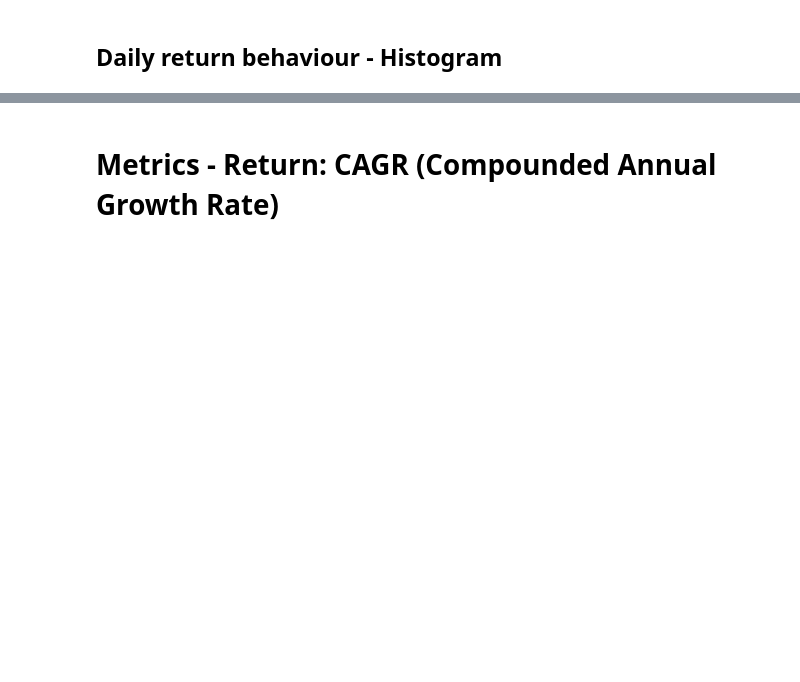
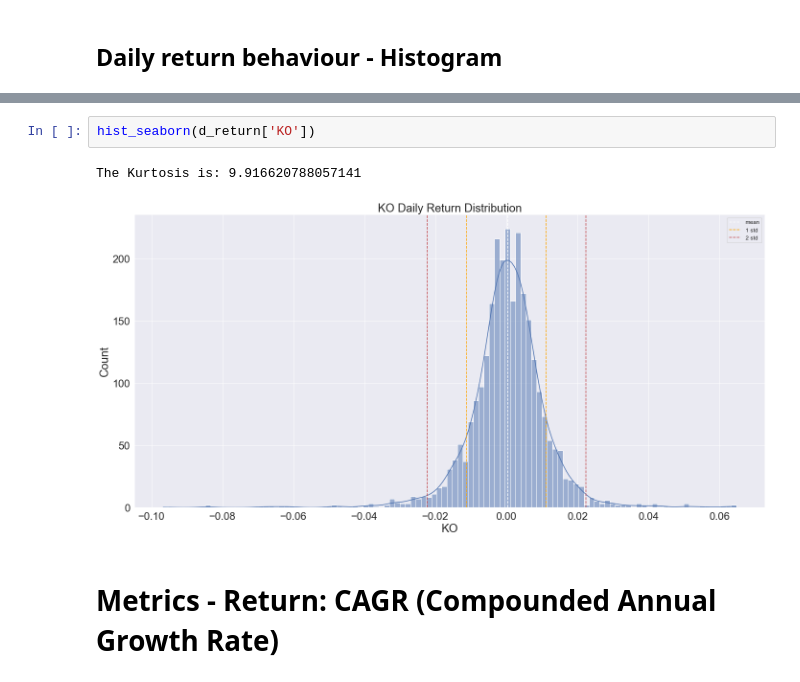
Before and after one commit to Dmenegassi/Investment-and-Trading-Capstone-Project---Build-a-Stock-Price-Indicator, a Jupyter notebook: Investment and Trading Capstone Project - Build a Stock Price Indicator.ipynb, the cells around one changed output, grey strips where cells are left out. Drawn from its saved outputs; the diff is of its cells as text; blank space fills up the shorter version.

```diff
--- a/Investment and Trading Capstone Project - Build a Stock Price Indicator.ipynb
+++ b/Investment and Trading Capstone Project - Build a Stock Price Indicator.ipynb
@@ -594,3 +603,8 @@ The Kurtosis is: 5.587540539448287
+# %%
+hist_seaborn(d_return['KO'])
+# %% [output]
+The Kurtosis is: 9.916620788057141
+[figure, added]
 # %% [markdown]
 # Metrics - Return: CAGR (Compounded Annual Growth Rate)
 # %% [markdown]
```
Also changed, not shown: parts of 29 cells of this notebook.
